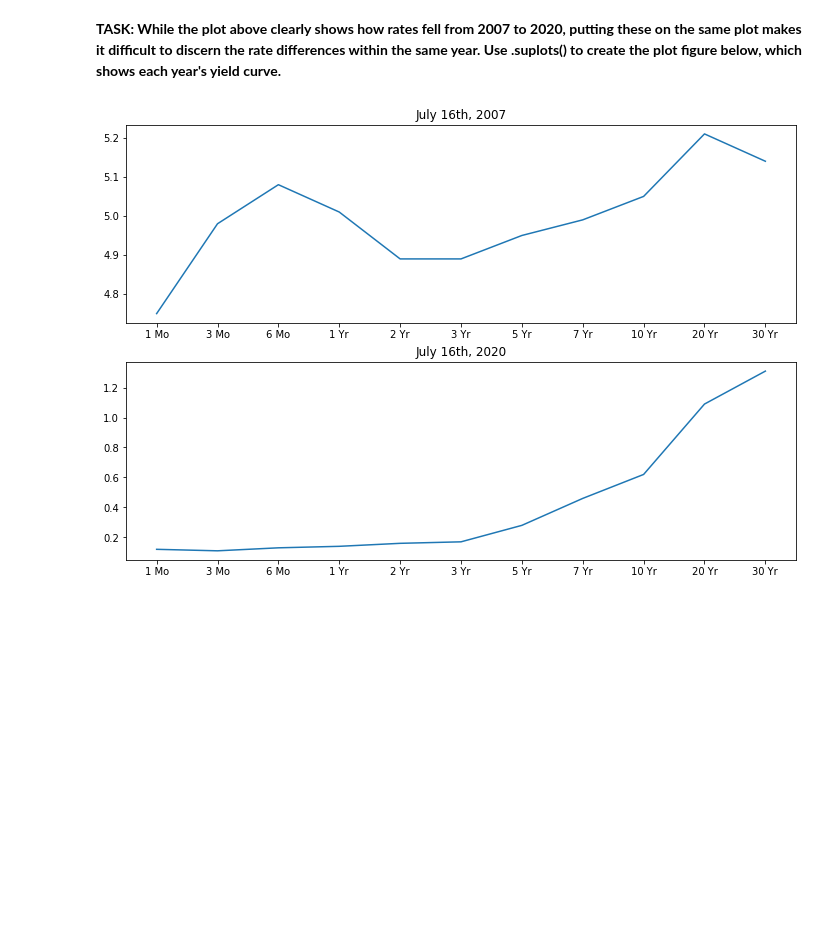
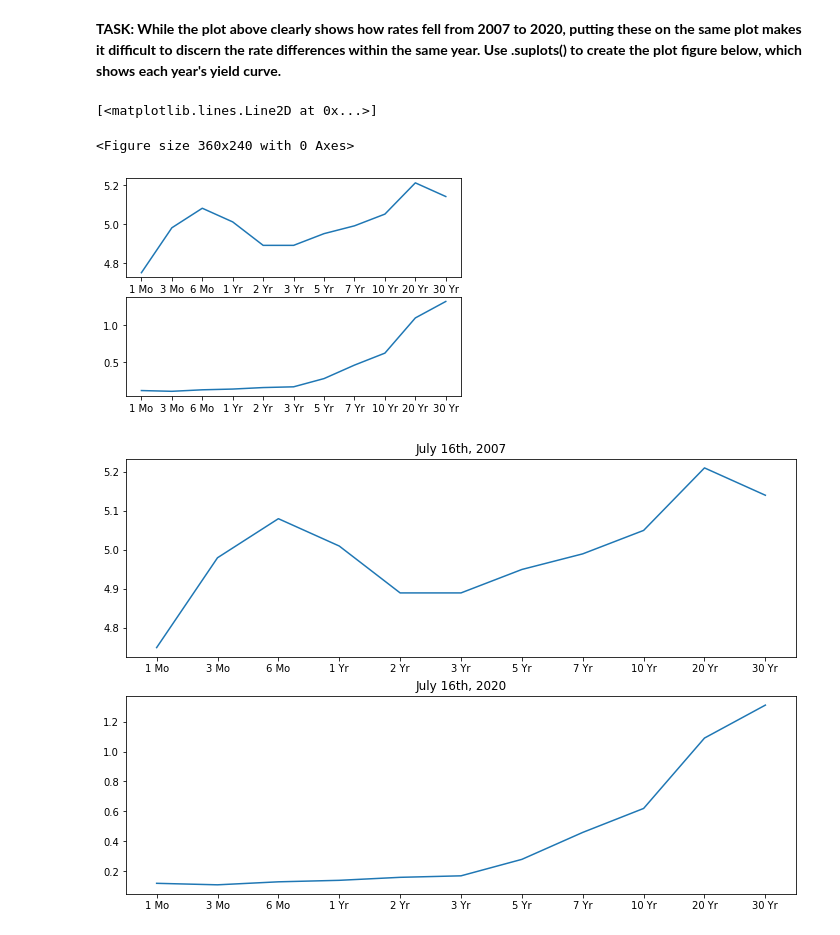
Before and after one commit to ddrightnow/Machine-Learning-Projects, a Jupyter notebook: Python Data Science and Machine Learning/Setup and Environments/04-Matplotlib/04-Matplotlib Exercises .ipynb, the cells around one changed output. Drawn from its saved outputs; the diff is of its cells as text; code cells hidden in the pictures; blank space fills up the shorter version.

```diff
--- a/Python Data Science and Machine Learning/Setup and Environments/04-Matplotlib/04-Matplotlib Exercises .ipynb
+++ b/Python Data Science and Machine Learning/Setup and Environments/04-Matplotlib/04-Matplotlib Exercises .ipynb
@@ -178,3 +199,26 @@ cx.legend(loc=(1.1,0.5))
+# %%
+# CODE HERE
+# CODE HERE
+fig = plt.figure(dpi=60)
+fig,cx = plt.subplots(nrows=2,ncols=1)
+
+
+#cx = fig.add_axes([0,0,1,1])
+
+cx[0].plot(labels,july16_2007,label='july16_2007')
+cx[1].plot(labels,july16_2020,label='july16_2020')
+
+#cx.set_xlabel("Mass in Grams")
+#cx.set_ylabel('Energy in joules')
+#cx.set_title('E=mc^2')
+#ax.plot(x, x**3, label="x**3")
+#ax.legend(loc='lower right')
+#ax.legend(loc=0) - where covers the least amount of data
+#cx.legend(loc=(0.7,0.5))
+# %% [output]
+[<matplotlib.lines.Line2D at 0x...>]
+<Figure size 360x240 with 0 Axes>
+[figure, added]
 # %%
 # DONT RUN THE CELL BELOW! IT WILL ERASE THE PLOT!
 # %%
```
Also changed, not shown: parts of 6 cells of this notebook.
